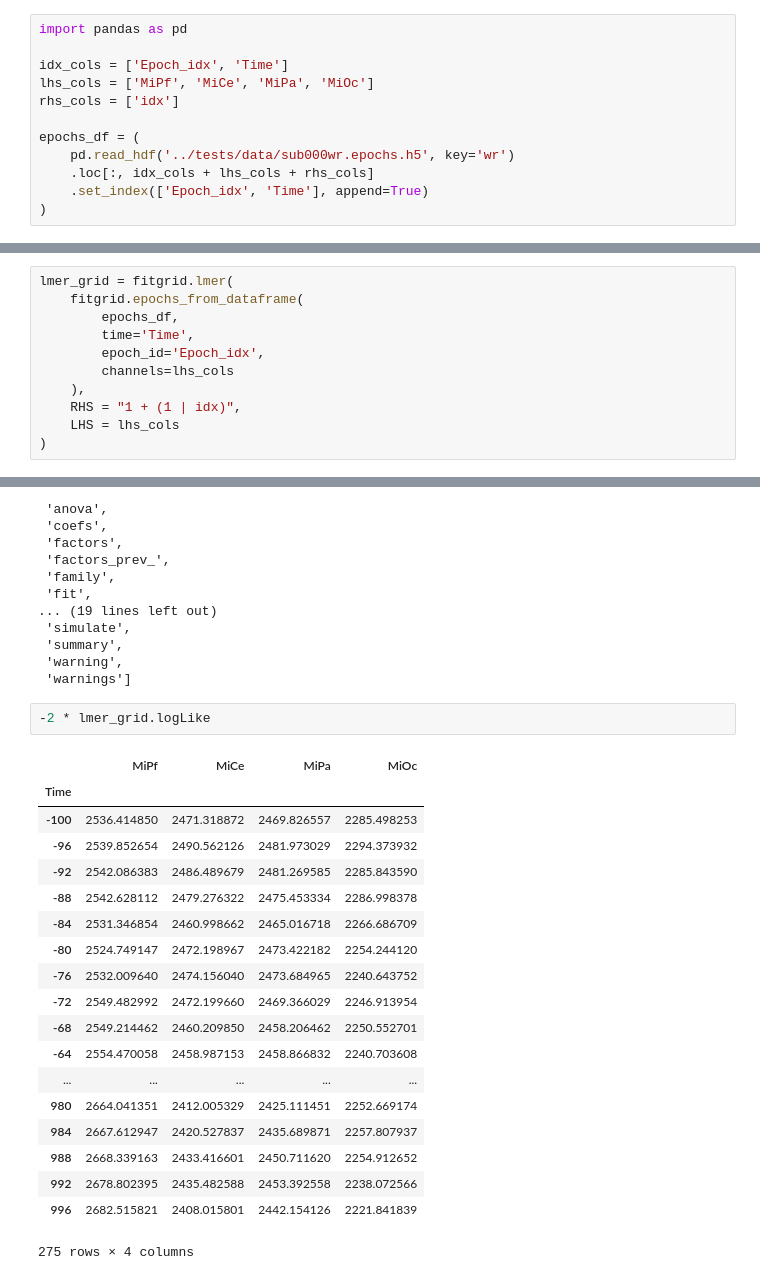
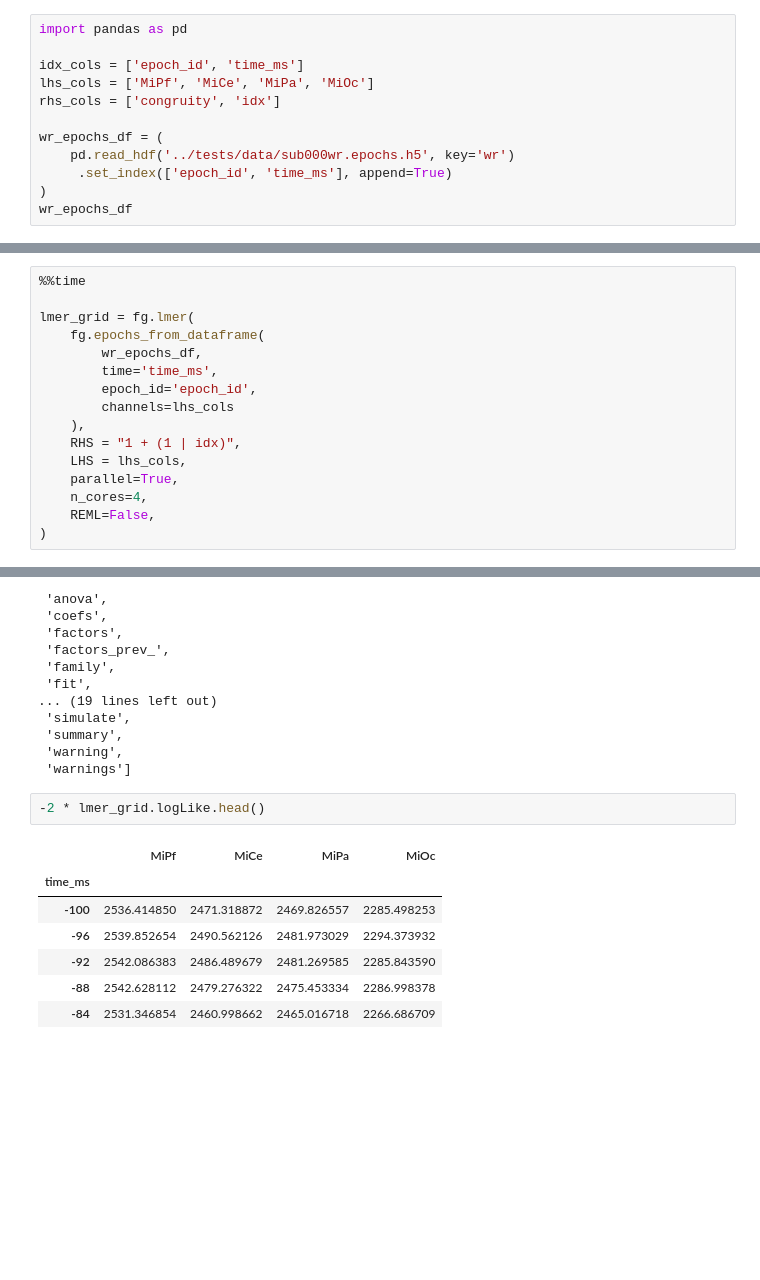
Before and after one commit to kutaslab/fitgrid, a Jupyter notebook: notebooks/Demo.ipynb, the cells around one changed output, grey strips where cells are left out. Drawn from its saved outputs; the diff is of its cells as text; blank space fills up the shorter version.

Commit message:
updated tests/data/sub000*.epochs.h5 files, Demo.ipynb in progress

```diff
--- a/notebooks/Demo.ipynb
+++ b/notebooks/Demo.ipynb
@@ -67,12 +192,12 @@ rsquared_adj = lm_grid.rsquared_adj
 # %%
 import pandas as pd
 
-idx_cols = ['Epoch_idx', 'Time']
+idx_cols = ['epoch_id', 'time_ms']
 lhs_cols = ['MiPf', 'MiCe', 'MiPa', 'MiOc']
-rhs_cols = ['idx']
+rhs_cols = ['congruity', 'idx']
 
-epochs_df = (
+wr_epochs_df = (
     pd.read_hdf('../tests/data/sub000wr.epochs.h5', key='wr')
-    .loc[:, idx_cols + lhs_cols + rhs_cols]
-    .set_index(['Epoch_idx', 'Time'], append=True)
+     .set_index(['epoch_id', 'time_ms'], append=True)
 )
+wr_epochs_df
@@ -79,13 +219,18 @@ epochs_df = (
 # %% [markdown]
 # Fit LMER
 # %%
-lmer_grid = fitgrid.lmer(
-    fitgrid.epochs_from_dataframe(
-        epochs_df,
-        time='Time',
-        epoch_id='Epoch_idx',
+%%time
+
+lmer_grid = fg.lmer(
+    fg.epochs_from_dataframe(
+        wr_epochs_df,
+        time='time_ms',
+        epoch_id='epoch_id',
         channels=lhs_cols
     ),
     RHS = "1 + (1 | idx)",
-    LHS = lhs_cols
+    LHS = lhs_cols,
+    parallel=True,
+    n_cores=4,
+    REML=False,
 )
@@ -114,24 +262,12 @@ dir(lmer_grid)
  'warning',
  'warnings']
 # %%
--2 * lmer_grid.logLike
+-2 * lmer_grid.logLike.head()
 # %% [output]
 |  | MiPf | MiCe | MiPa | MiOc |
-| Time |  |  |  |  |
+| time_ms |  |  |  |  |
 | -100 | 2536.414850 | 2471.318872 | 2469.826557 | 2285.498253 |
 | -96 | 2539.852654 | 2490.562126 | 2481.973029 | 2294.373932 |
 | -92 | 2542.086383 | 2486.489679 | 2481.269585 | 2285.843590 |
 | -88 | 2542.628112 | 2479.276322 | 2475.453334 | 2286.998378 |
 | -84 | 2531.346854 | 2460.998662 | 2465.016718 | 2266.686709 |
-| -80 | 2524.749147 | 2472.198967 | 2473.422182 | 2254.244120 |
-| -76 | 2532.009640 | 2474.156040 | 2473.684965 | 2240.643752 |
-| -72 | 2549.482992 | 2472.199660 | 2469.366029 | 2246.913954 |
-| -68 | 2549.214462 | 2460.209850 | 2458.206462 | 2250.552701 |
-| -64 | 2554.470058 | 2458.987153 | 2458.866832 | 2240.703608 |
-| ... | ... | ... | ... | ... |
-| 980 | 2664.041351 | 2412.005329 | 2425.111451 | 2252.669174 |
-| 984 | 2667.612947 | 2420.527837 | 2435.689871 | 2257.807937 |
-| 988 | 2668.339163 | 2433.416601 | 2450.711620 | 2254.912652 |
-| 992 | 2678.802395 | 2435.482588 | 2453.392558 | 2238.072566 |
-| 996 | 2682.515821 | 2408.015801 | 2442.154126 | 2221.841839 |
-275 rows × 4 columns
```
Also changed, not shown: parts of 45 cells of this notebook, 3 other files.
